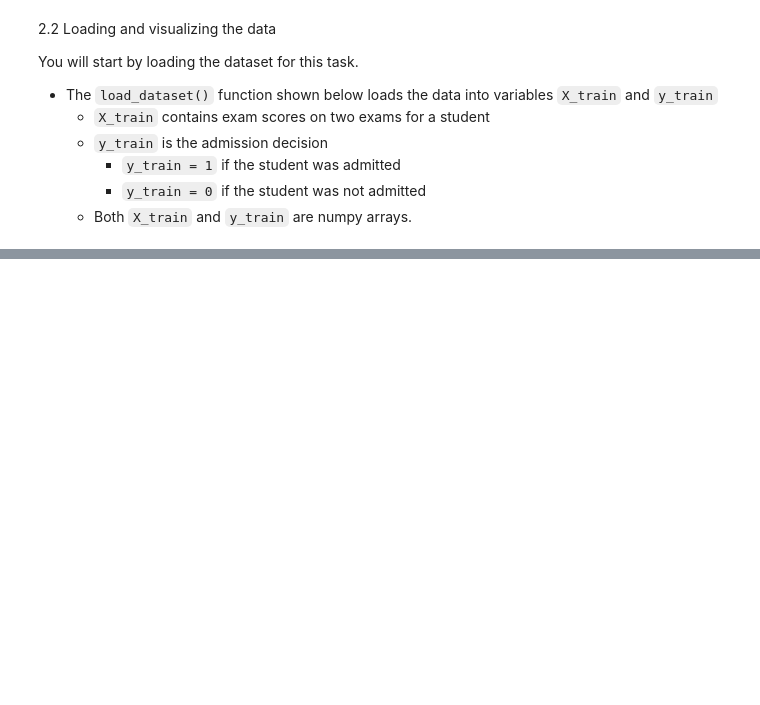
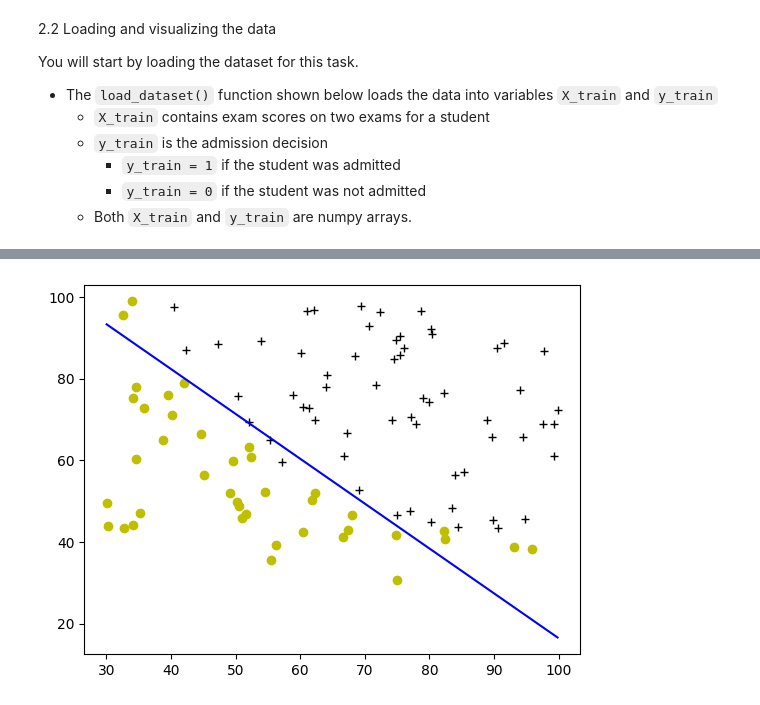
Before and after one commit to Kd-Here/Machine-Learning, a Jupyter notebook: Week3Assignment/PracticseLab.ipynb, the cells around one changed output, grey strips where cells are left out. Cells and saved outputs as stored; diff of their text form; code cells hidden in the pictures; blank space fills up the shorter version.

```diff
--- a/Week3Assignment/PracticseLab.ipynb
+++ b/Week3Assignment/PracticseLab.ipynb
@@ -94,0 +282,11 @@ print(X)
+# %%
+# Compute and display cost with non-zero w
+test_w = np.array([0.2, 0.2])
+test_b = -24.
+cost = compute_cost(X_train, y_train, test_w, test_b)
+
+print('Cost at test w,b: {:.3f}'.format(cost))
+
+
+# UNIT TESTS
+compute_cost_test(compute_cost)
@@ -94,0 +361,8 @@ print(X)
+# %%
+# Compute and display gradient with w initialized to zeroes
+initial_w = np.zeros(n)
+initial_b = 0.
+
+dj_db, dj_dw = compute_gradient(X_train, y_train, initial_w, initial_b)
+print(f'dj_db at initial w (zeros):{dj_db}' )
+print(f'dj_dw at initial w (zeros):{dj_dw.tolist()}' )
@@ -94,0 +372,11 @@ print(X)
+# %%
+# Compute and display cost and gradient with non-zero w
+test_w = np.array([ 0.2, -0.5])
+test_b = -24
+dj_db, dj_dw  = compute_gradient(X_train, y_train, test_w, test_b)
+
+print('dj_db at test_w:', dj_db)
+print('dj_dw at test_w:', dj_dw.tolist())
+
+# UNIT TESTS
+compute_gradient_test(compute_gradient)
@@ -94,0 +453,12 @@ print(X)
+# %%
+np.random.seed(1)
+intial_w = 0.01 * (np.random.rand(2).reshape(-1,1) - 0.5)
+initial_b = -8
+
+
+# Some gradient descent settings
+iterations = 10000
+alpha = 0.001
+
+w,b, J_history,_ = gradient_descent(X_train ,y_train, initial_w, initial_b,
+                                   compute_cost, compute_gradient, alpha, iterations, 0)
@@ -94,0 +485,4 @@ print(X)
+# %%
+plot_decision_boundary(w, b, X_train, y_train)
+# %% [output]
+[figure, added]
```
Also changed, not shown: parts of 32 cells of this notebook, 1 other file.
